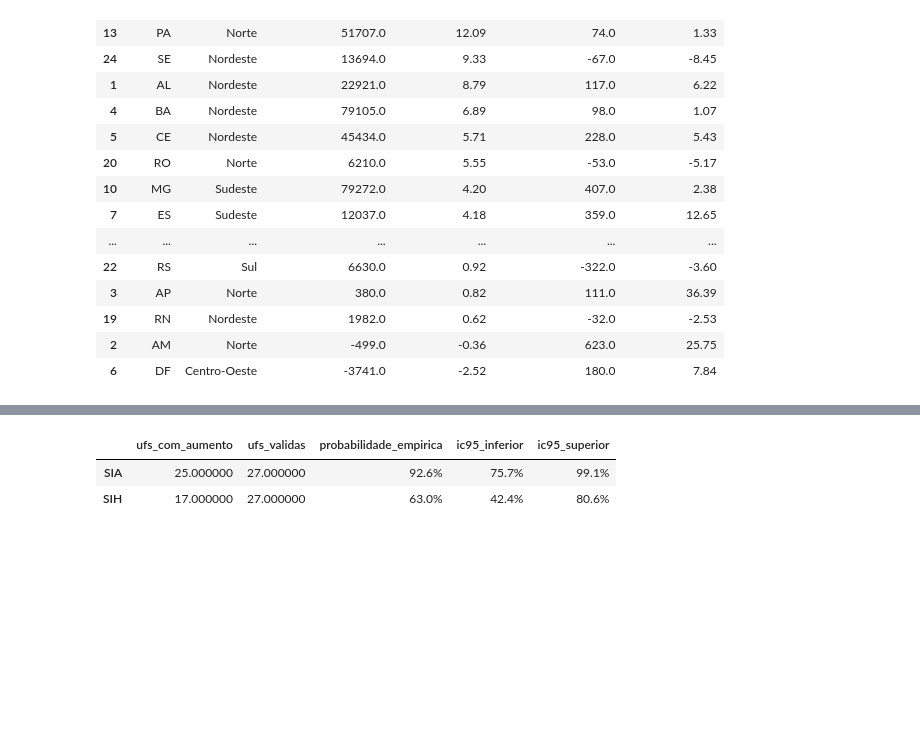
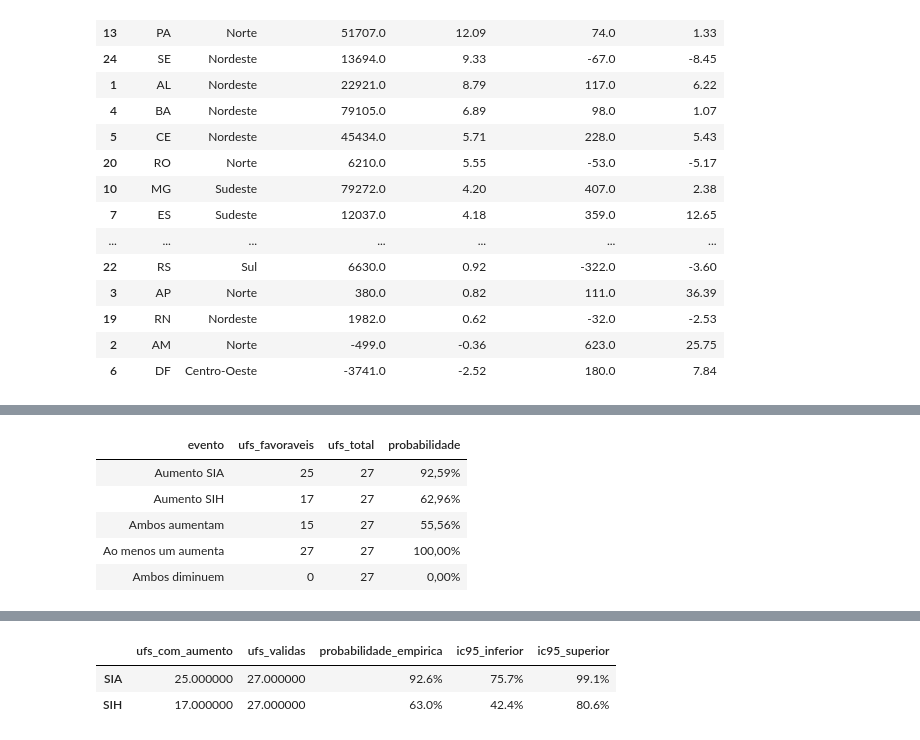
Before and after one commit to paula-33/POS-SENAI, a Jupyter notebook: estatistica-aplicada-a-analise-de-dados-40h/Trabalho-final/Notebook/09_ANALISE_ESTATISTICA_E_PREVISAO_DRC.ipynb, the cells around one changed output, grey strips where cells are left out. Cells and saved outputs as stored; diff of their text form; code cells hidden in the pictures; blank space fills up the shorter version.

```diff
--- a/estatistica-aplicada-a-analise-de-dados-40h/Trabalho-final/Notebook/09_ANALISE_ESTATISTICA_E_PREVISAO_DRC.ipynb
+++ b/estatistica-aplicada-a-analise-de-dados-40h/Trabalho-final/Notebook/09_ANALISE_ESTATISTICA_E_PREVISAO_DRC.ipynb
@@ -277,0 +617,5 @@ Como as 27 UFs constituem o conjunto territorial observado, o intervalo binomial
+# %%
+n_b = int(evento_b.sum())
+p_b = n_b / n_ufs
+
+print(f'P(B) = {n_b}/{n_ufs} = {p_b:.4f} = {100 * p_b:.2f}%'.replace('.', ','))
@@ -277,0 +688,18 @@ Como as 27 UFs constituem o conjunto territorial observado, o intervalo binomial
+# %%
+estudo_probabilidades = pd.DataFrame({
+    'evento': ['Aumento SIA', 'Aumento SIH', 'Ambos aumentam',
+               'Ao menos um aumenta', 'Ambos diminuem'],
+    'ufs_favoraveis': [n_a, n_b, n_ambos_aumentam, n_ao_menos_um, n_ambos_diminuem],
+    'ufs_total': [n_ufs] * 5,
+    'probabilidade': [p_a, p_b, p_ambos_aumentam, p_ao_menos_um, p_ambos_diminuem],
+})
+display(estudo_probabilidades.style.format({
+    'probabilidade': lambda valor: f'{valor:.2%}'.replace('.', ',')
+}).hide(axis='index'))
+# %% [output]
+| evento | ufs_favoraveis | ufs_total | probabilidade |
+| Aumento SIA | 25 | 27 | 92,59% |
+| Aumento SIH | 17 | 27 | 62,96% |
+| Ambos aumentam | 15 | 27 | 55,56% |
+| Ao menos um aumenta | 27 | 27 | 100,00% |
+| Ambos diminuem | 0 | 27 | 0,00% |
```
Also changed, not shown: parts of 43 cells of this notebook, 19 other files.
